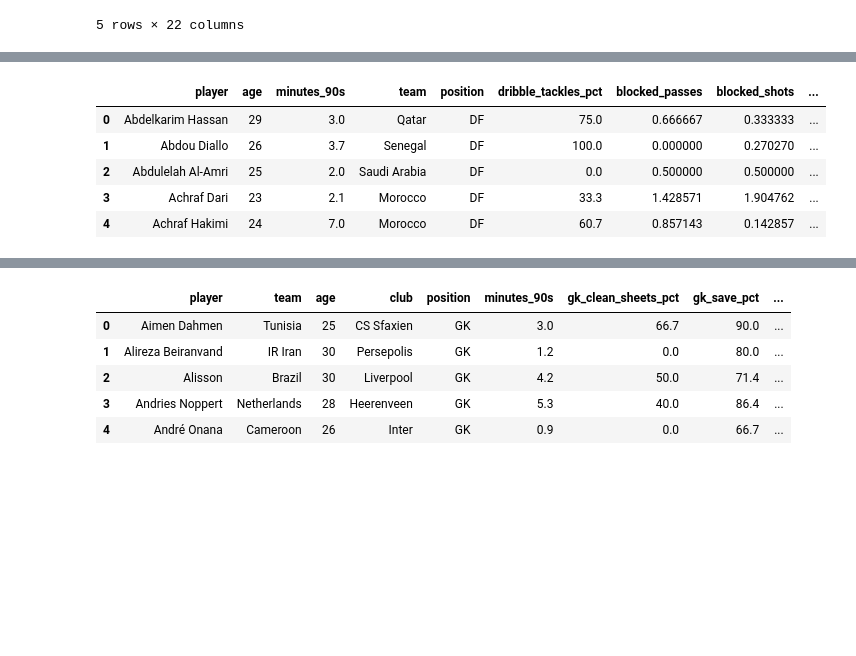
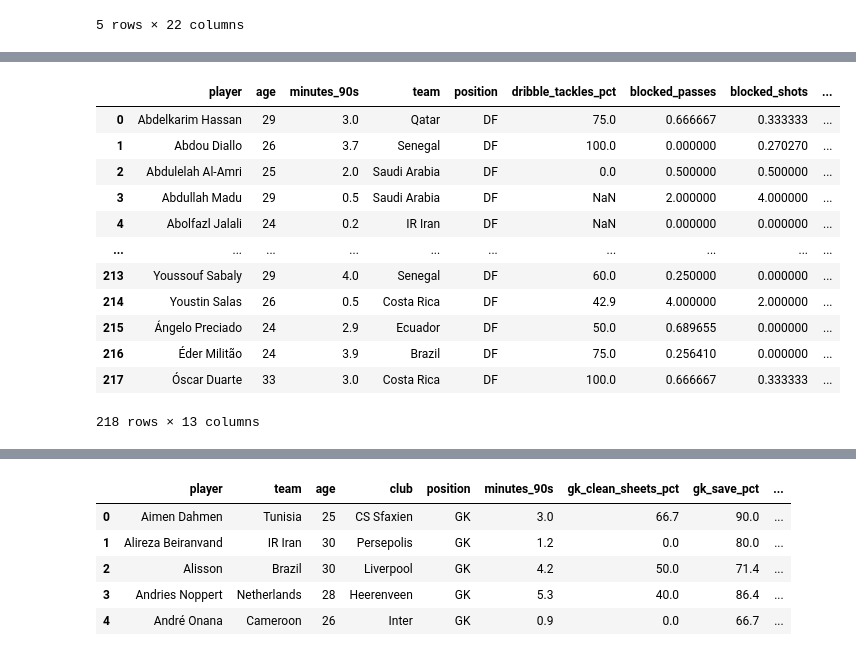
Before and after one commit to luca-mainardi/ScoutBall, a Jupyter notebook: data_create.ipynb, the cells around one changed output, grey strips where cells are left out. Saved outputs shown, nothing was run; the diff lists cells and outputs as text; code cells hidden in the pictures; blank space fills up the shorter version.

```diff
--- a/data_create.ipynb
+++ b/data_create.ipynb
@@ -82,13 +92,13 @@ player_defense.head()
 # %%
 deleted_players = ['Ismail Mohamad','Kevin Rodríguez','Yahya Jabrane']
 # %%
-defenders_data = player_defense[player_defense['position'] == 'DF'][player_defense['minutes_90s'] > (50/90)][['player', 'age', 'minutes_90s',
+defenders_data = player_defense[player_defense['position'] == 'DF'][player_defense['minutes_90s'] > (15/90)][['player', 'age', 'minutes_90s',
                             'team', 'position', 'tackles','tackles_won', 'dribble_tackles_pct', 'blocked_passes', 'blocked_shots']]
 defenders_data = defenders_data[~defenders_data['player'].isin(deleted_players)]
 defenders_data = pd.merge(defenders_data, player_stats[['player', 'club']], on='player', how='left')
 defenders_data = pd.merge(defenders_data, player_misc[['player', 'aerials_won_pct']], on='player', how='left')
 defenders_data = pd.merge(defenders_data, player_passing[['player', 'passes_pct']], on='player', how='left')
-defenders_data['tackles'] = defenders_data['tackles_won'] / defenders_data['tackles'].replace(0, 1)
+defenders_data['tackles_won_pct'] = defenders_data['tackles_won'] / defenders_data['tackles'].replace(0, 1)
 defenders_data['blocked_passes'] = defenders_data['blocked_passes'] / defenders_data['minutes_90s'].replace(0, 1)
 defenders_data['blocked_shots'] = defenders_data['blocked_shots'] / defenders_data['minutes_90s'].replace(0, 1)
 defenders_data = defenders_data.drop(columns=['tackles', 'tackles_won'])
@@ -96,14 +106,21 @@ defenders_data["age"] = defenders_data["age"].apply(change_age)
 defenders_data["team_cont"] = defenders_data["team"].apply(country_to_continent)
 defenders_data.to_csv('defenders_data.csv', index=False)
 # %%
-defenders_data.head()
+defenders_data
 # %% [output]
 |  | player | age | minutes_90s | team | position | dribble_tackles_pct | blocked_passes | blocked_shots | ... |
 | 0 | Abdelkarim Hassan | 29 | 3.0 | Qatar | DF | 75.0 | 0.666667 | 0.333333 | ... |
 | 1 | Abdou Diallo | 26 | 3.7 | Senegal | DF | 100.0 | 0.000000 | 0.270270 | ... |
 | 2 | Abdulelah Al-Amri | 25 | 2.0 | Saudi Arabia | DF | 0.0 | 0.500000 | 0.500000 | ... |
-| 3 | Achraf Dari | 23 | 2.1 | Morocco | DF | 33.3 | 1.428571 | 1.904762 | ... |
-| 4 | Achraf Hakimi | 24 | 7.0 | Morocco | DF | 60.7 | 0.857143 | 0.142857 | ... |
+| 3 | Abdullah Madu | 29 | 0.5 | Saudi Arabia | DF | NaN | 2.000000 | 4.000000 | ... |
+| 4 | Abolfazl Jalali | 24 | 0.2 | IR Iran | DF | NaN | 0.000000 | 0.000000 | ... |
+| ... | ... | ... | ... | ... | ... | ... | ... | ... | ... |
+| 213 | Youssouf Sabaly | 29 | 4.0 | Senegal | DF | 60.0 | 0.250000 | 0.000000 | ... |
+| 214 | Youstin Salas | 26 | 0.5 | Costa Rica | DF | 42.9 | 4.000000 | 2.000000 | ... |
+| 215 | Ángelo Preciado | 24 | 2.9 | Ecuador | DF | 50.0 | 0.689655 | 0.000000 | ... |
+| 216 | Éder Militão | 24 | 3.9 | Brazil | DF | 75.0 | 0.256410 | 0.000000 | ... |
+| 217 | Óscar Duarte | 33 | 3.0 | Costa Rica | DF | 100.0 | 0.666667 | 0.333333 | ... |
+218 rows × 13 columns
 # %%
 midfielders_data = player_defense[player_defense['position'] == 'FW'][player_defense['minutes_90s'] > (50/90)][['player', 'age',
                                                          'minutes_90s', 'team', 'position', 'tackles', 'tackles_won', 'interceptions']]
```
Also changed, not shown: parts of 3 cells of this notebook, 2 other files.
